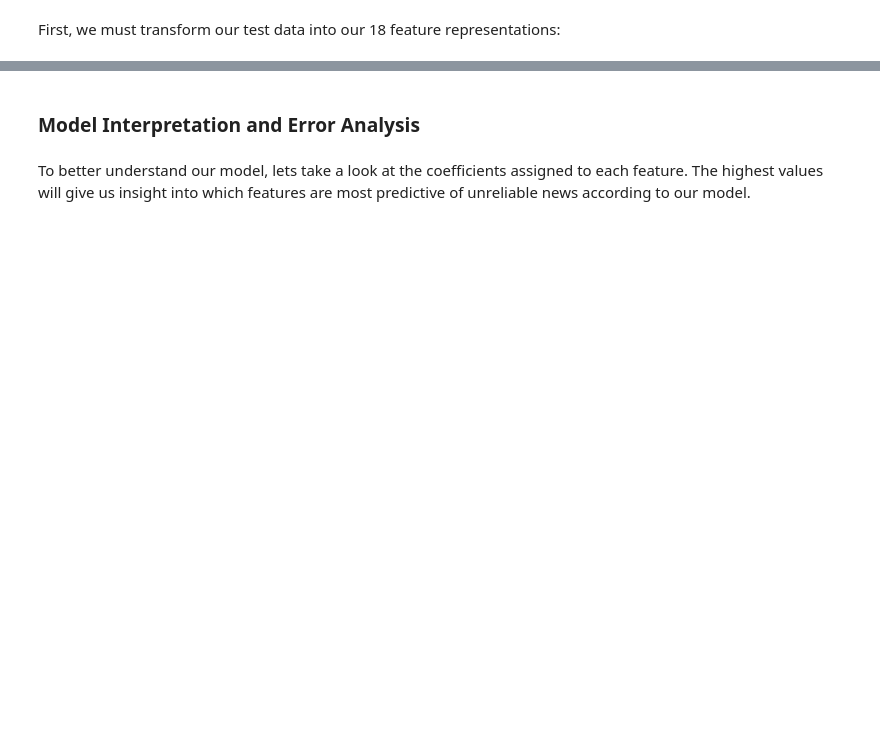
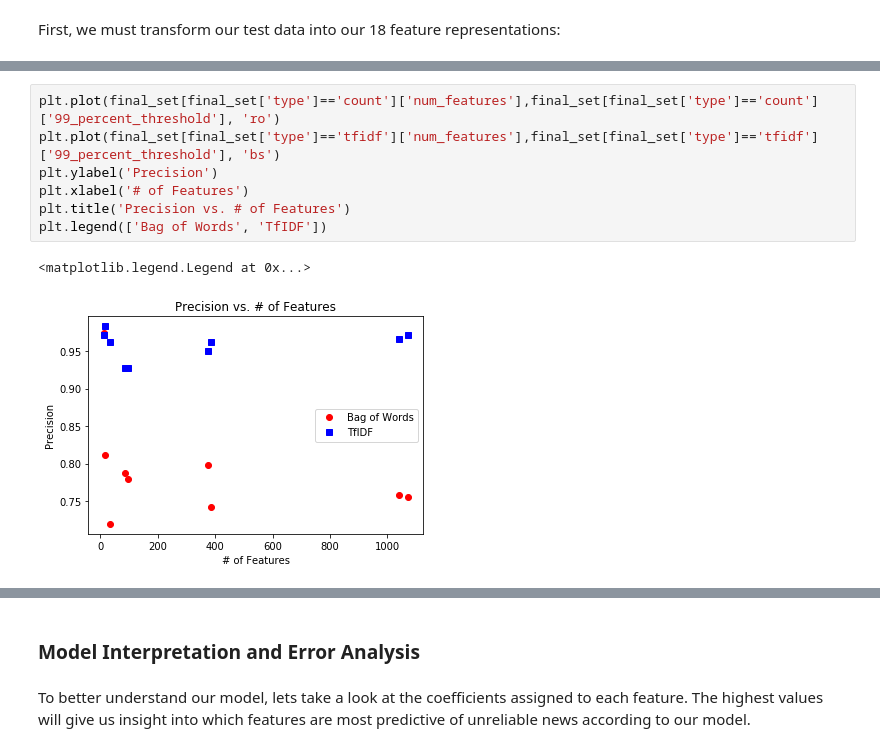
Before and after one commit to ridicholas/FAKENEWS-, a Jupyter notebook: Fake News Detection.ipynb, the cells around one changed output, grey strips where cells are left out. Cells and saved outputs as stored; diff of their text form; blank space fills up the shorter version.

```diff
--- a/Fake News Detection.ipynb
+++ b/Fake News Detection.ipynb
@@ -784,0 +659,10 @@ It appears that our increases in threshold had only a marginal increase on our p
+# %%
+plt.plot(final_set[final_set['type']=='count']['num_features'],final_set[final_set['type']=='count']['99_percent_threshold'], 'ro')
+plt.plot(final_set[final_set['type']=='tfidf']['num_features'],final_set[final_set['type']=='tfidf']['99_percent_threshold'], 'bs')
+plt.ylabel('Precision')
+plt.xlabel('# of Features')
+plt.title('Precision vs. # of Features')
+plt.legend(['Bag of Words', 'TfIDF'])
+# %% [output]
+<matplotlib.legend.Legend at 0x...>
+[figure, added]
```
Also changed, not shown: parts of 91 cells of this notebook.
